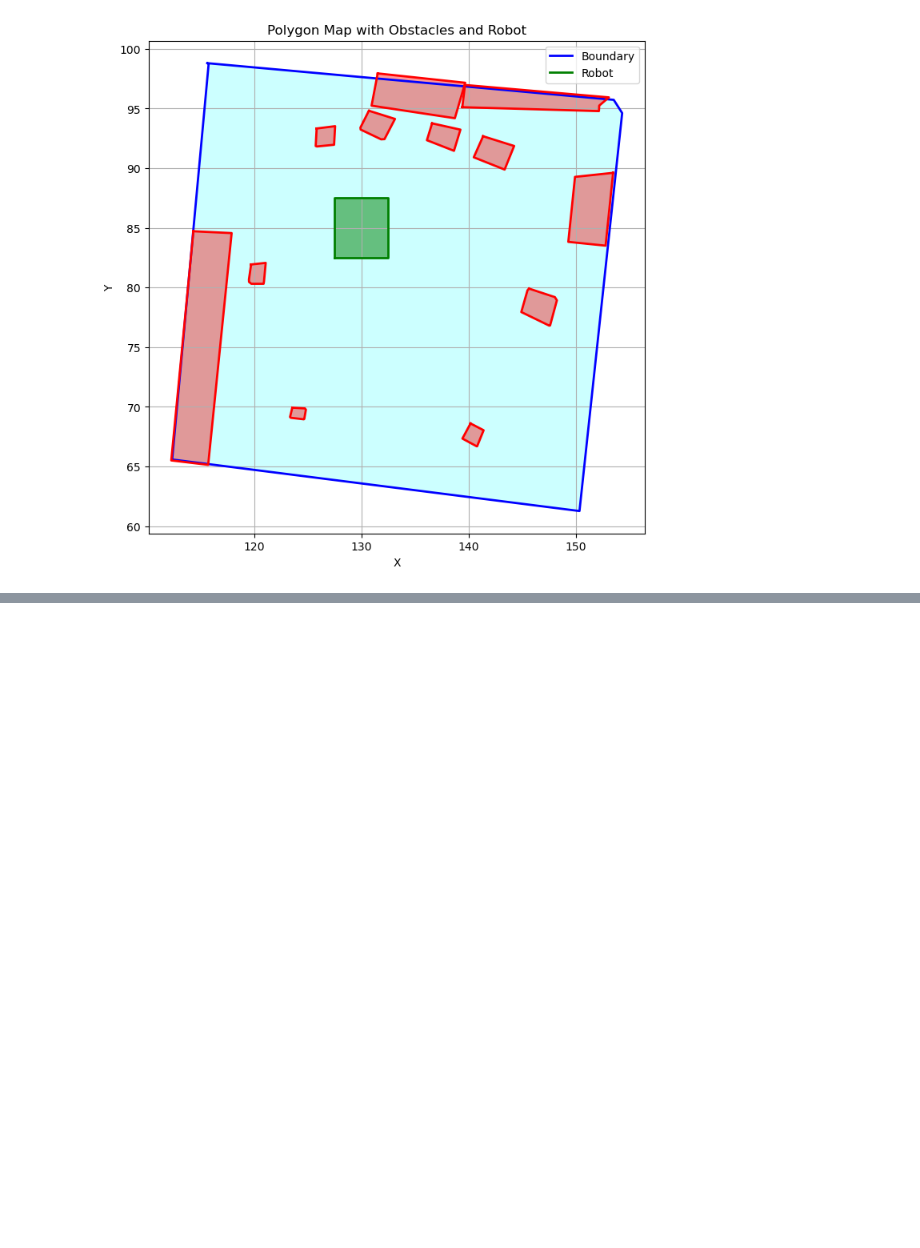
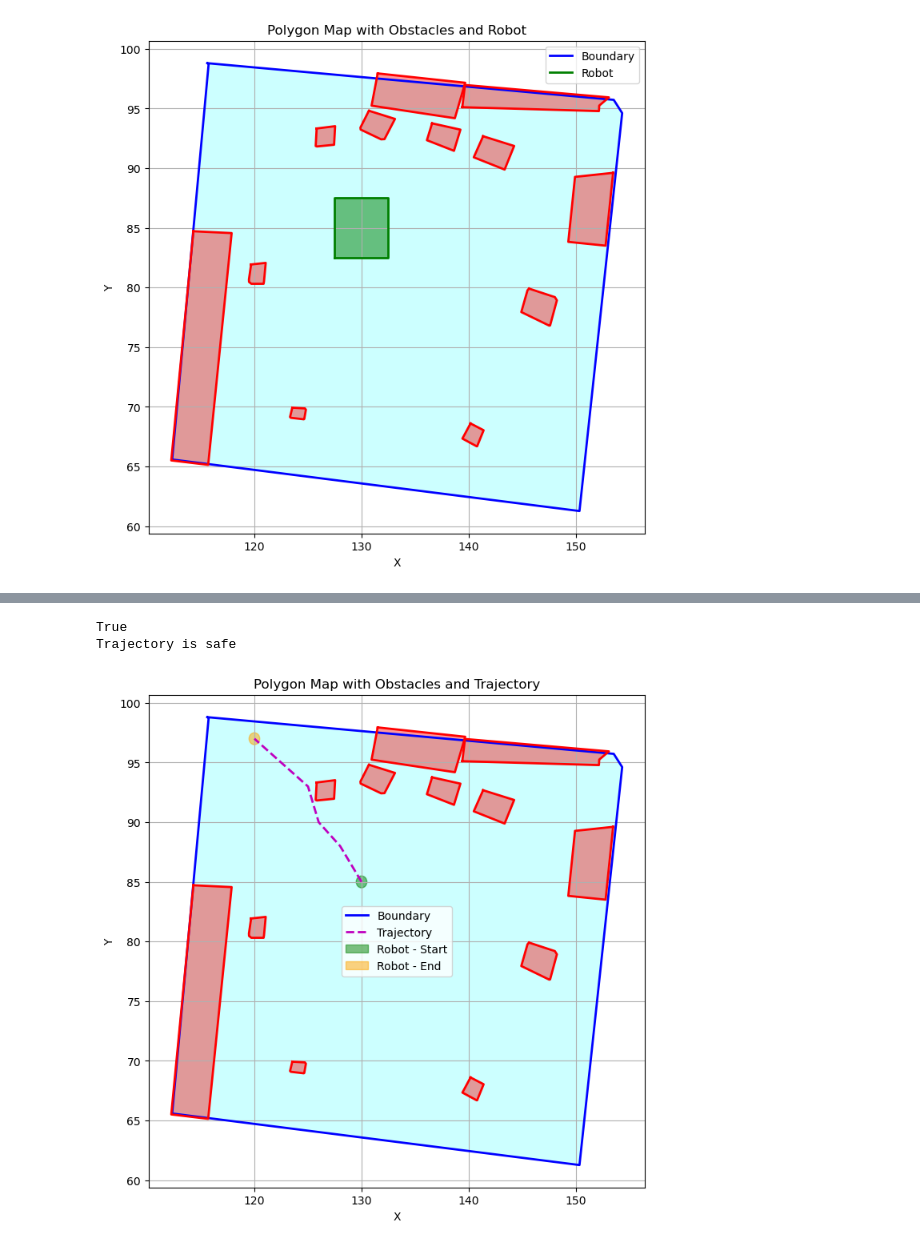
Before and after one commit to KTH-RPL/Pluto_AATRV, a Jupyter notebook: hdmap/polygon_functionality.ipynb, the cells around one changed output, grey strips where cells are left out. Cells and saved outputs as stored; diff of their text form; code cells hidden in the pictures; blank space fills up the shorter version.

```diff
--- a/hdmap/polygon_functionality.ipynb
+++ b/hdmap/polygon_functionality.ipynb
@@ -179,0 +361,23 @@ Robot is in free space
+# %%
+import os
+"""for testing"""
+
+folder = "milestone1"
+boundary_file = os.path.join(folder, "milestone1_vertices.ply")
+obstacle_files = [os.path.join(folder, f) for f in os.listdir(folder) if f.startswith("obst")]
+
+trajectory = [(130, 85), (128, 88), (126, 90), (125, 93), (120, 97)]
+robot_radius = 0.5
+polygon_map = PolygonMap(boundary_file, obstacle_files)
+
+# Check if trajectory is safe
+is_safe, message = polygon_map.is_trajectory_safe(trajectory, radius=robot_radius)
+print(is_safe)
+print(message)
+
+# Visualize the map with trajectory
+polygon_map.visualize(trajectory=trajectory, radius=robot_radius)
+# %% [output]
+True
+Trajectory is safe
+[figure, added]
```
Also changed, not shown: parts of 6 cells of this notebook, 1 other file.
